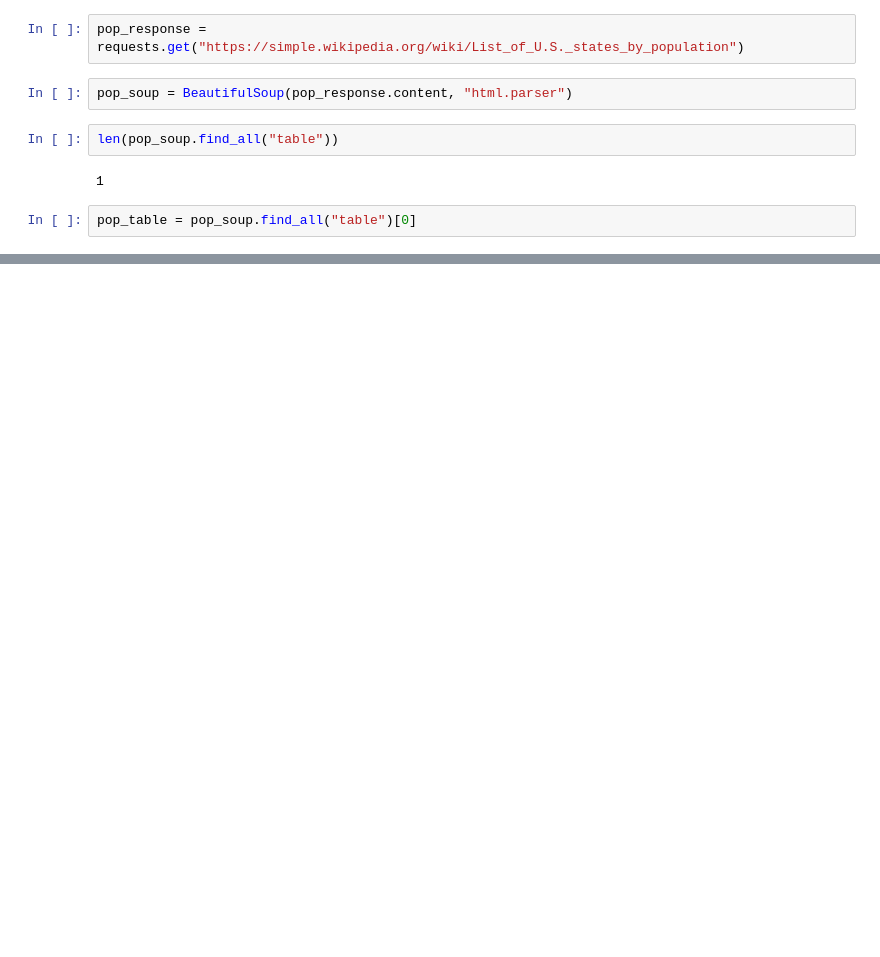
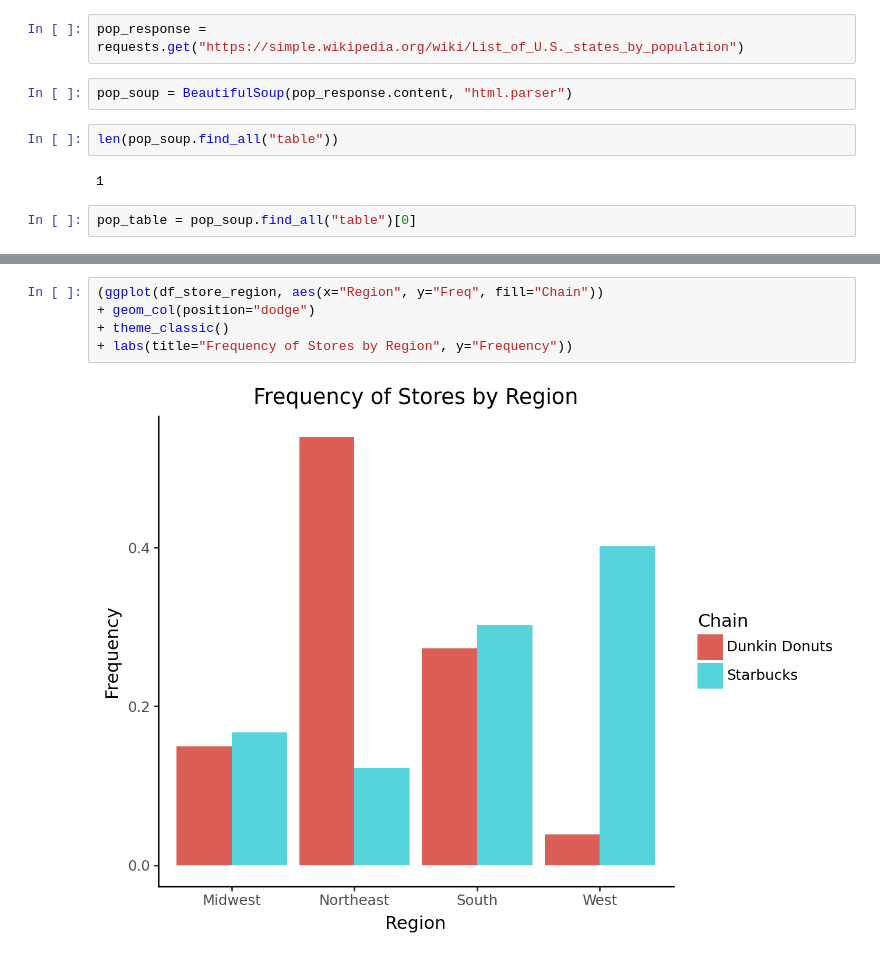
Before and after one commit to r-morag/Labs---GSB-544, a Jupyter notebook: lab_4.ipynb, the cells around one changed output, grey strips where cells are left out. Drawn from its saved outputs; the diff is of its cells as text; blank space fills up the shorter version.

```diff
--- a/lab_4.ipynb
+++ b/lab_4.ipynb
@@ -184,0 +221,7 @@ coffee_df["region"] = coffee_df["state"].map(state_to_region)
+# %%
+(ggplot(df_store_region, aes(x="Region", y="Freq", fill="Chain"))
++ geom_col(position="dodge")
++ theme_classic()
++ labs(title="Frequency of Stores by Region", y="Frequency"))
+# %% [output]
+[figure, added]
```
Also changed, not shown: parts of 28 cells of this notebook, 1 other file.
